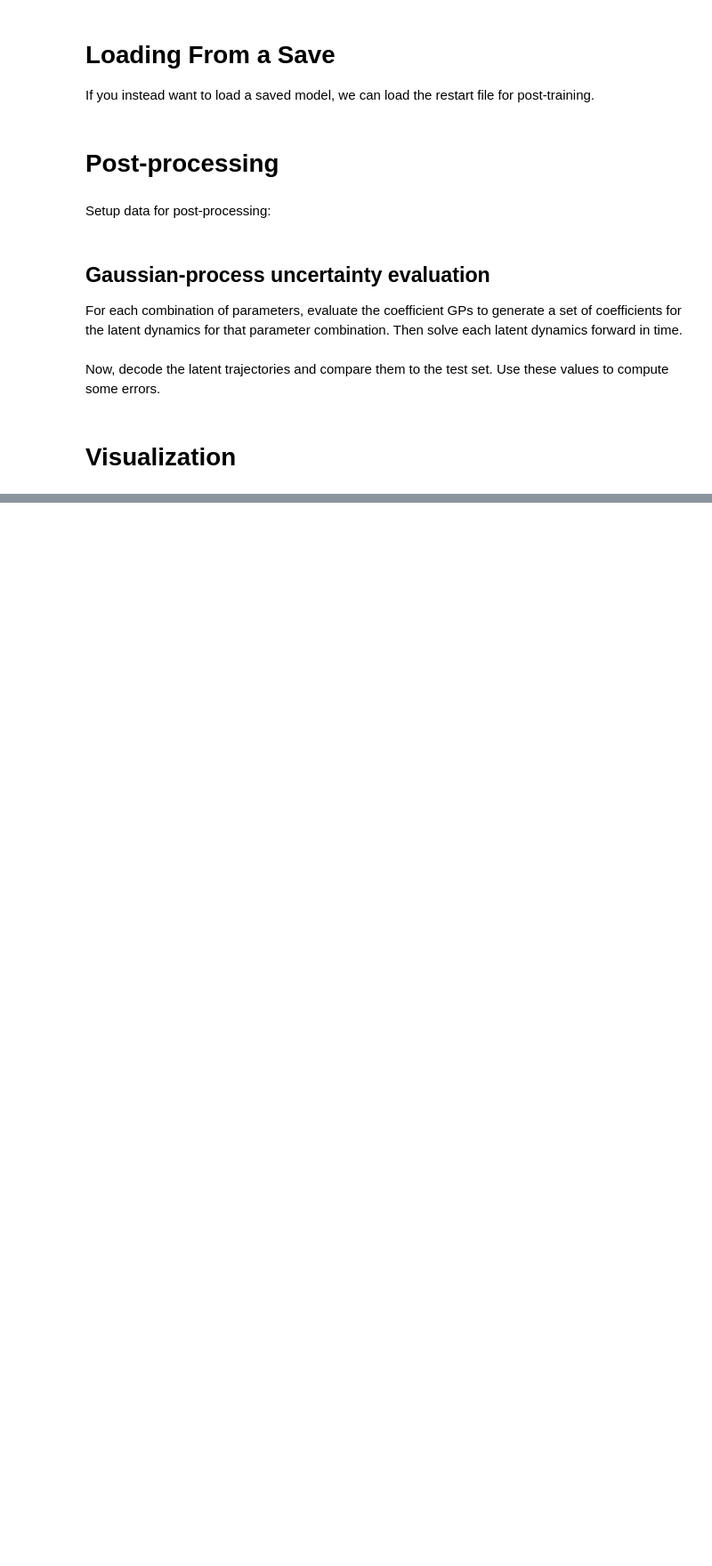
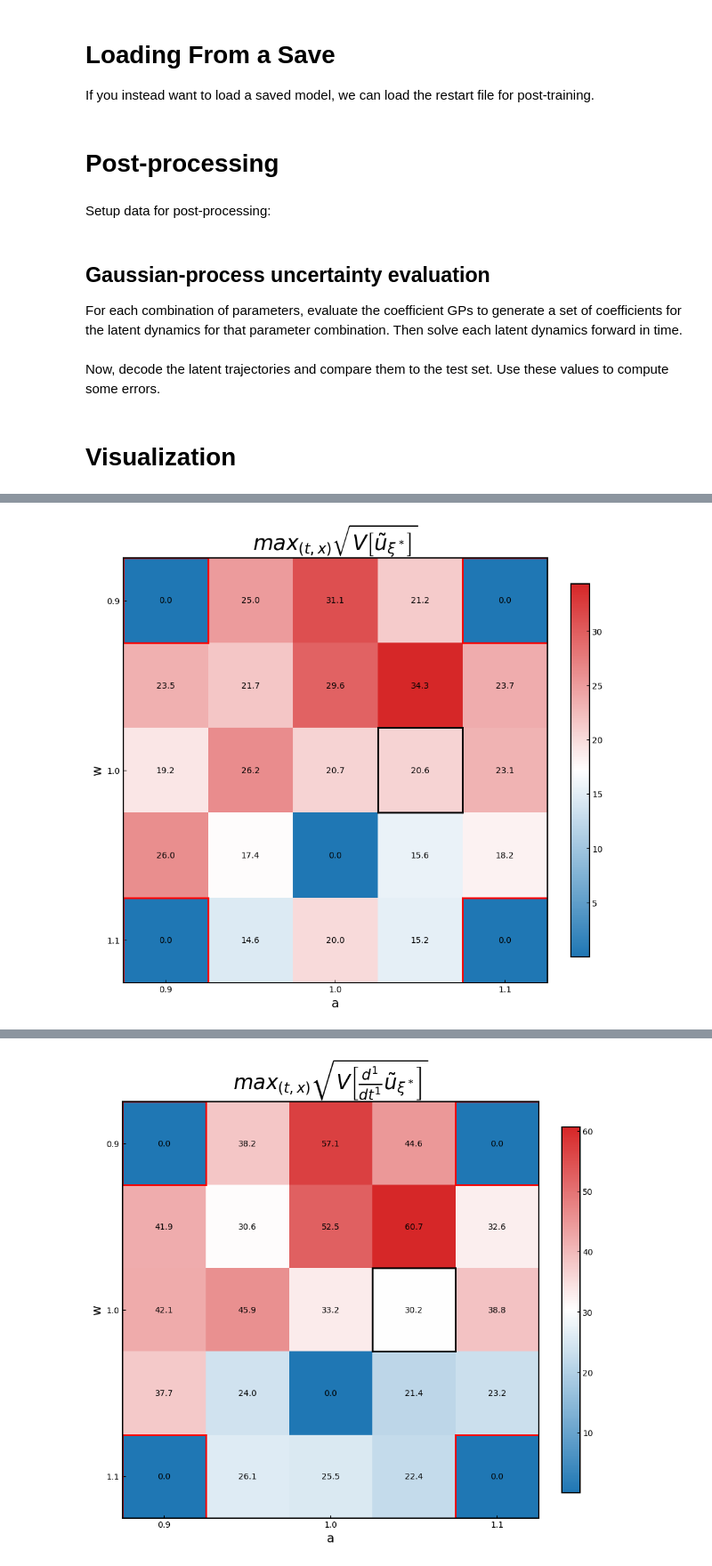
Before and after one commit to punkduckable/Higher-Order-LaSDI, a Jupyter notebook: examples/2d2p.ipynb, the cells around one changed output, grey strips where cells are left out. Shown at 89% size. Saved outputs shown, nothing was run; the diff lists cells and outputs as text; code cells hidden in the pictures; blank space fills up the shorter version.

```diff
--- a/examples/2d2p.ipynb
+++ b/examples/2d2p.ipynb
@@ -403,9 +428,6 @@ for d in range(n_IC):
 
 
     Plot.Plot_Heatmap2d(values          = max_std[d] * 100,
-                        p1_grid         = test_meshgrid[0][:, 0],
-                        p2_grid         = test_meshgrid[1][0, :],
-                        param_train     = param_train,
-                        n_init_train    = param_space.n_init_train,
-                        param_names     = param_names,
+                        param_space     = param_space,
                         title           = title);
+# %% [output]
@@ -411,0 +436 @@ for d in range(n_IC):
+[figure, added]
@@ -412,3 +439,4 @@ for d in range(n_IC):
+[figure, added]
 # %%
 import importlib
 importlib.reload(Plot);
```
Also changed, not shown: parts of 6 cells of this notebook, 2 other files.
